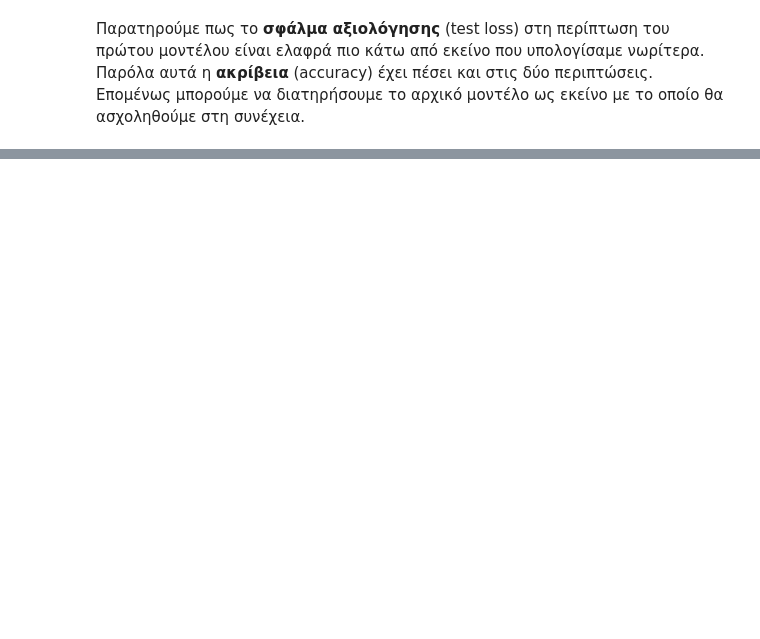
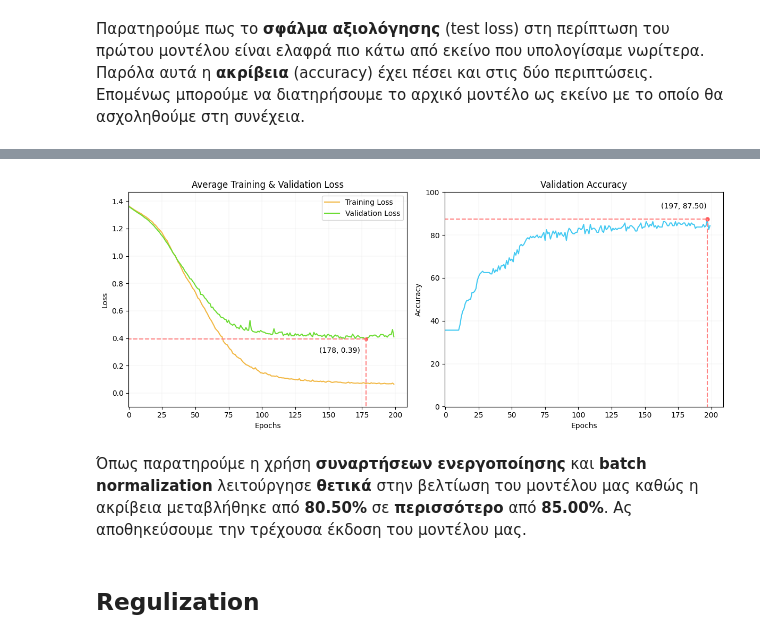
Before and after one commit to AntonisZks/Music-Category-Identifier, a Jupyter notebook: Notebooks/model_training.ipynb, the cells around one changed output, grey strips where cells are left out. Drawn from its saved outputs; the diff is of its cells as text; code cells hidden in the pictures; blank space fills up the shorter version.

```diff
--- a/Notebooks/model_training.ipynb
+++ b/Notebooks/model_training.ipynb
@@ -914,0 +1071,67 @@ plt.show()
+# %%
+fig, axes = plt.subplots(1, 2, figsize=(12, 5))
+
+def plot_training_and_validation_loss(ax) -> tuple[int, float]:
+    """ Plots the Training and Validation Loss. Returns the (x, y) coordinates of
+        the minimum validation loss. """
+
+    x1, y1 = range(len(training_losses)), training_losses
+    x2, y2 = range(len(validation_losses)), validation_losses
+    ax.plot(x1, y1, color=custom_hex_color('#F2B742'), label='Training Loss')
+    ax.plot(x2, y2, label='Validation Loss', color=custom_hex_color('#6CDC33'))
+    ax.set_title('Average Training & Validation Loss')
+    ax.set_xlabel('Epochs')
+    ax.set_ylabel('Loss')
+
+    ax.set_ylim(-0.1, max(max(validation_losses), max(training_losses)) + 0.1)
+    ax.set_xlim(-0.1)
+    ax.legend()
+    ax.grid(color=custom_hex_color('#DBDBDB'), linewidth=0.2)
+
+    return min(range(len(validation_losses)), key=validation_losses.__getitem__), min(validation_losses)
+
+def plot_validation_accuracy(ax) -> tuple[int, float]:
+    """ Plots the Validation Accuracy. Returns the (x, y) coordinates of
+        the maximum validation accuracy. """
+
+    x, y = range(len(validation_accuracies)), validation_accuracies
+    ax.plot(x, y, color=custom_hex_color('#42C9F2'))
+    ax.set_title('Validation Accuracy')
+    ax.set_xlabel('Epochs')
+    ax.set_ylabel('Accuracy')
+    ax.set_ylim(-0.1, 100)
+    ax.set_xlim(-0.5)
+    ax.grid(color=custom_hex_color('#DBDBDB'), linewidth=0.2)
+
+    return max(range(len(validation_accuracies)), key=validation_accuracies.__getitem__), max(validation_accuracies)
+
+def plot_minimum_validation_loss(ax, x, y):
+    """ Plots a point to the minimum of Validation Loss. """
+
+    ax.plot(x, y, 'o', markersize=4, color=custom_hex_color('#FF5858'), label='Minimum Validation Loss')
+    ax.vlines(x=x, ymin=-1, ymax=y, color=custom_hex_color('#FF8383'), linestyle='--')
+    ax.hlines(y=y, xmin=-1, xmax=x, color=custom_hex_color('#FF8383'), linestyle='--')
+    ax.text(x - 35, y - 0.1, f'({x}, {y:.2f})')
+
+def plot_maximum_validation_accuracy(ax, x, y):
+    """ Plots a point to the maximum of of the Validation Accuracy. """
+
+    ax.plot(x, y, 'o', markersize=5, color=custom_hex_color('#FF5858'))
+    ax.vlines(x=x, ymin=-1, ymax=y, color=custom_hex_color('#FF8383'), linestyle='--')
+    ax.hlines(y=y, xmin=-1, xmax=x, color=custom_hex_color('#FF8383'), linestyle='--')
+    ax.text(x - 35, y + 5, f'({x}, {y:.2f})')
+
+# Plot the training and validation losses, and the validation accuracy
+min_val_loss_x, min_val_loss_y = plot_training_and_validation_loss(axes[0])
+max_val_accuracy_x, max_val_accuracy_y = plot_validation_accuracy(axes[1])
+
+# Plot the mimimum point of the validation loss, and the maximum point of the validation accuracy
+plot_minimum_validation_loss(axes[0], min_val_loss_x, min_val_loss_y)
+plot_maximum_validation_accuracy(axes[1], max_val_accuracy_x, max_val_accuracy_y)
+
+plt.tight_layout()
+plt.show()
+# %% [output]
+[figure, added]
+# %% [markdown]
+Όπως παρατηρούμε η χρήση __συναρτήσεων ενεργοποίησης__ και __batch normalization__ λειτούργησε __θετικά__ στην βελτίωση του μοντέλου μας καθώς η ακρίβεια μεταβλήθηκε από __80.50%__ σε __περισσότερο__ από __85.00%__. Ας αποθηκεύσουμε την τρέχουσα έκδοση του μοντέλου μας.
@@ -914,0 +1143,2 @@ plt.show()
+# %% [markdown]
+## Regulization
```
Also changed, not shown: parts of 24 cells of this notebook.
